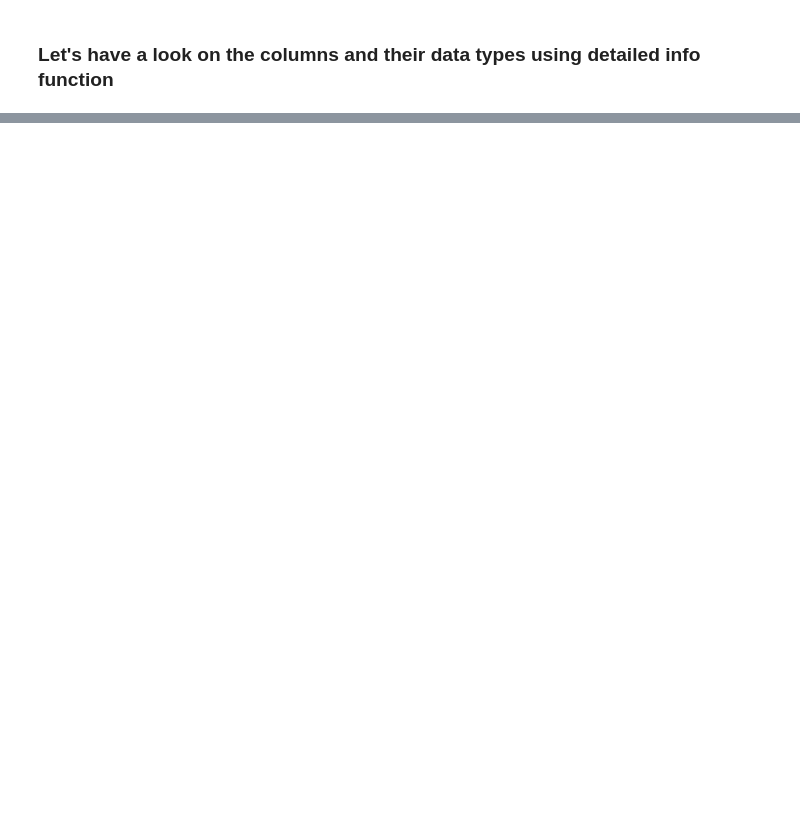
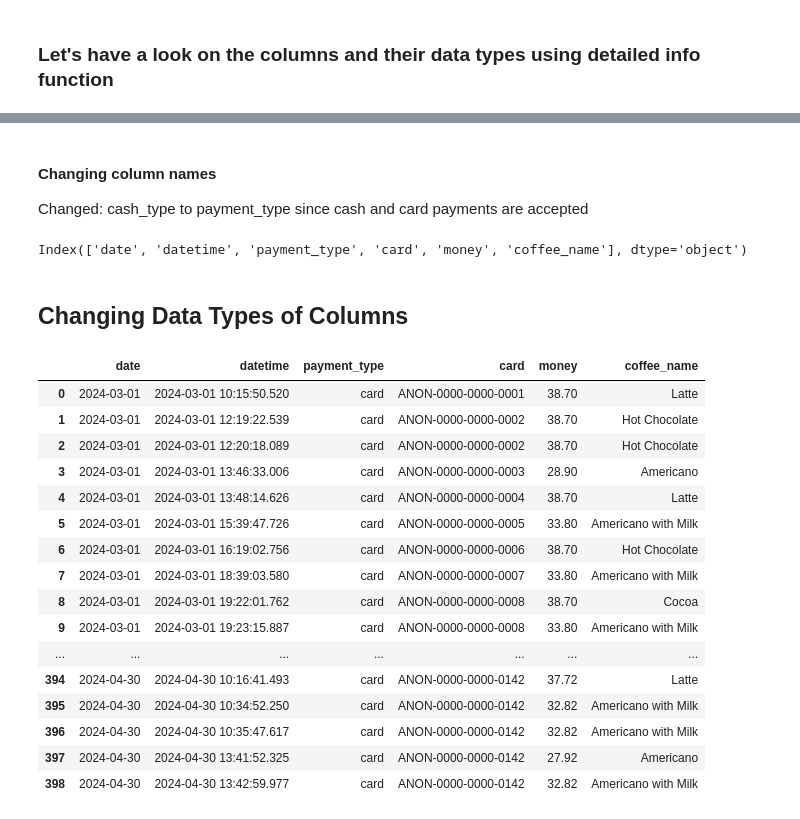
Before and after one commit to JoshuaFarara/KaggleWorld, a Jupyter notebook: coffee_sales_analyisis.ipynb, the cells around one changed output, grey strips where cells are left out. Drawn from its saved outputs; the diff is of its cells as text; code cells hidden in the pictures; blank space fills up the shorter version.

Commit message:
Changes to be committed: 	modified:   coffee_sales_analyisis.ipynb

```diff
--- a/coffee_sales_analyisis.ipynb
+++ b/coffee_sales_analyisis.ipynb
@@ -64,6 +64,9 @@ for dirname, _, filenames in os.walk('/kaggle/input'):
 df = pd.read_csv('data/coffee_sales_data.csv')
 # %% [markdown]
 ### Set the option to show maximum columns
+# %%
+pd.set_option('display.max_columns', None)
+pd.set_option('display.max_rows', None)
 # %% [markdown]
 ### Get a sneak peek of data
 The purpose of a sneak peek is to get a quick overview of the data and identify any potential problems or areas of interest
@@ -81,0 +135,32 @@ df.info()
+# %% [markdown]
+#### Changing column names
+
+Changed: cash_type to payment_type since cash and card payments are accepted
+# %%
+df.rename(columns={'cash_type':'payment_type'}, inplace=True)
+# %%
+df.columns
+# %% [output]
+Index(['date', 'datetime', 'payment_type', 'card', 'money', 'coffee_name'], dtype='object')
+# %% [markdown]
+## Changing Data Types of Columns
+# %%
+df
+# %% [output]
+|  | date | datetime | payment_type | card | money | coffee_name |
+| 0 | 2024-03-01 | 2024-03-01 10:15:50.520 | card | ANON-0000-0000-0001 | 38.70 | Latte |
+| 1 | 2024-03-01 | 2024-03-01 12:19:22.539 | card | ANON-0000-0000-0002 | 38.70 | Hot Chocolate |
+| 2 | 2024-03-01 | 2024-03-01 12:20:18.089 | card | ANON-0000-0000-0002 | 38.70 | Hot Chocolate |
+| 3 | 2024-03-01 | 2024-03-01 13:46:33.006 | card | ANON-0000-0000-0003 | 28.90 | Americano |
+| 4 | 2024-03-01 | 2024-03-01 13:48:14.626 | card | ANON-0000-0000-0004 | 38.70 | Latte |
+| 5 | 2024-03-01 | 2024-03-01 15:39:47.726 | card | ANON-0000-0000-0005 | 33.80 | Americano with Milk |
+| 6 | 2024-03-01 | 2024-03-01 16:19:02.756 | card | ANON-0000-0000-0006 | 38.70 | Hot Chocolate |
+| 7 | 2024-03-01 | 2024-03-01 18:39:03.580 | card | ANON-0000-0000-0007 | 33.80 | Americano with Milk |
+| 8 | 2024-03-01 | 2024-03-01 19:22:01.762 | card | ANON-0000-0000-0008 | 38.70 | Cocoa |
+| 9 | 2024-03-01 | 2024-03-01 19:23:15.887 | card | ANON-0000-0000-0008 | 33.80 | Americano with Milk |
+| ... | ... | ... | ... | ... | ... | ... |
+| 394 | 2024-04-30 | 2024-04-30 10:16:41.493 | card | ANON-0000-0000-0142 | 37.72 | Latte |
+| 395 | 2024-04-30 | 2024-04-30 10:34:52.250 | card | ANON-0000-0000-0142 | 32.82 | Americano with Milk |
+| 396 | 2024-04-30 | 2024-04-30 10:35:47.617 | card | ANON-0000-0000-0142 | 32.82 | Americano with Milk |
+| 397 | 2024-04-30 | 2024-04-30 13:41:52.325 | card | ANON-0000-0000-0142 | 27.92 | Americano |
+| 398 | 2024-04-30 | 2024-04-30 13:42:59.977 | card | ANON-0000-0000-0142 | 32.82 | Americano with Milk |
```
Also changed, not shown: parts of 7 cells of this notebook.
